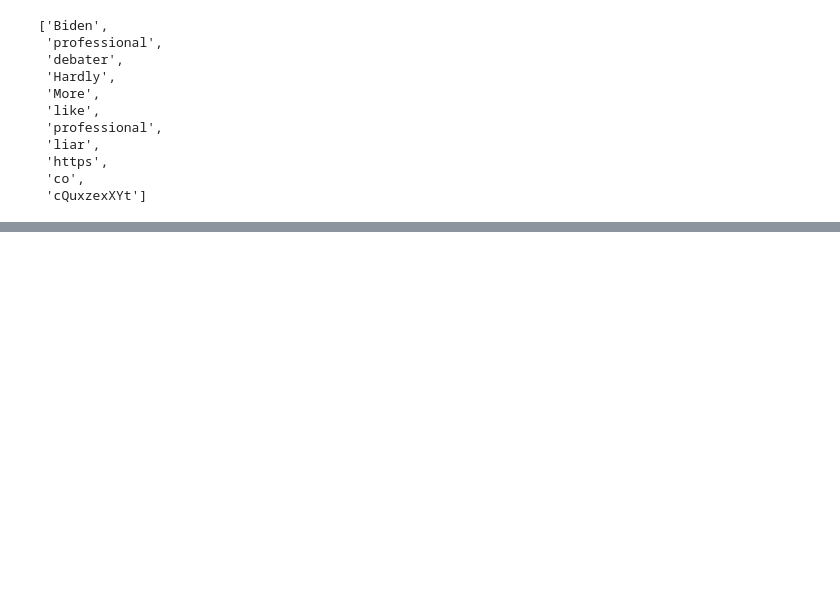
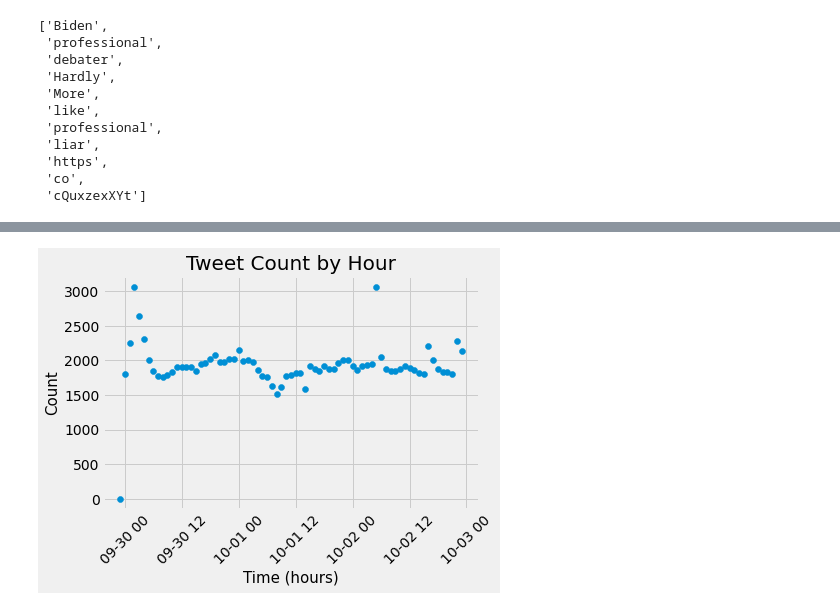
Before and after one commit to yuchild/galvanize_datathon2020, a Jupyter notebook: eda.ipynb, the cells around one changed output, grey strips where cells are left out. Drawn from its saved outputs; the diff is of its cells as text; code cells hidden in the pictures; blank space fills up the shorter version.

```diff
--- a/eda.ipynb
+++ b/eda.ipynb
@@ -902,5 +902,15 @@ def word_filter(string):
     """
     tokenizer = RegexpTokenizer(r"\w+")
     tokens = tokenizer.tokenize(string)
-    stop_words = set(stopwords.words('english'))
-    return [w for w in tokens if not w in stop_words]
+    stop_words_ = set(stopwords.words('english'))
+    stop_words_.update({'i'
+                        , 'rt'
+                        , 'https'
+                        , 'co'
+                        , 'we'
+                        , 'the'
+                        , 'he'
+                       }
+                      )
+
+    return [w for w in tokens if not w.lower() in stop_words_]
@@ -957,0 +957,5 @@ full_text_filtered_word_dict_sorted[:20]
+# %%
+df_dt = df
+df_dt.index = df['datetime']
+df_dt_hour = df_dt.resample('H').count()
+df_dt_hour
@@ -957,0 +977,28 @@ full_text_filtered_word_dict_sorted[:20]
+# %%
+# make a plot function
+def plot_func(x, y, xlabel, ylabel, title):
+    """
+    Makes a plot given x and y values
+
+    Inputs: x, y series from dataframe
+            xlable, ylabel, string of axis labels
+            title, string
+
+    Ouputs: None, generates scatter plot
+    """
+
+    plt.scatter(x, y)
+    plt.title(title, fontsize=20)
+    plt.xlabel(xlabel, fontsize=15)
+    plt.xticks(rotation = 45)
+    plt.ylabel(ylabel, fontsize=15);
+# %%
+plot_func(df_dt_hour.index
+          , df_dt_hour.id_str
+          , 'Time (hours)'
+          , 'Count'
+          , "Tweet Count by Hour"
+          ,
+         )
+# %% [output]
+[figure, added]
```
Also changed, not shown: parts of 11 cells of this notebook.
